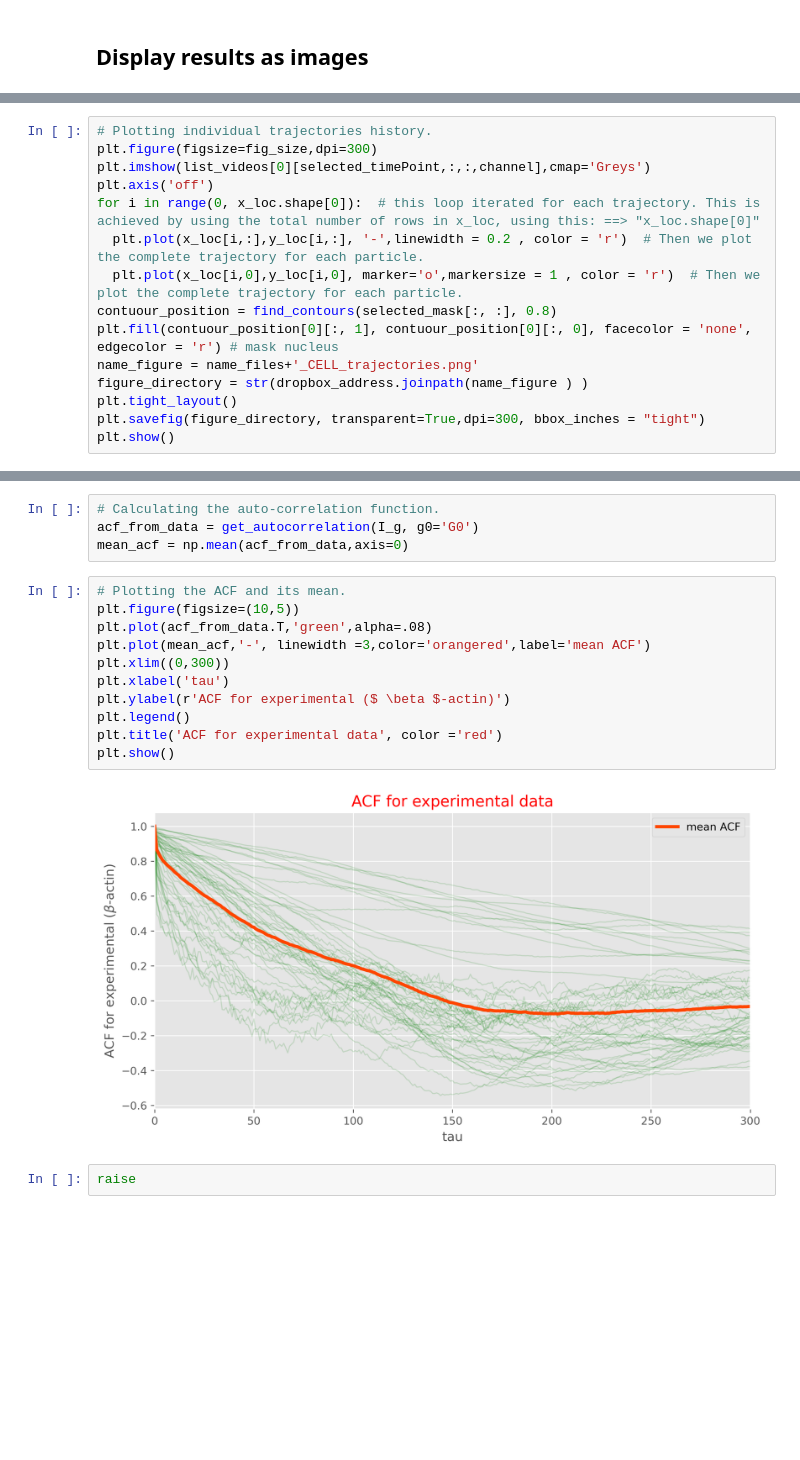
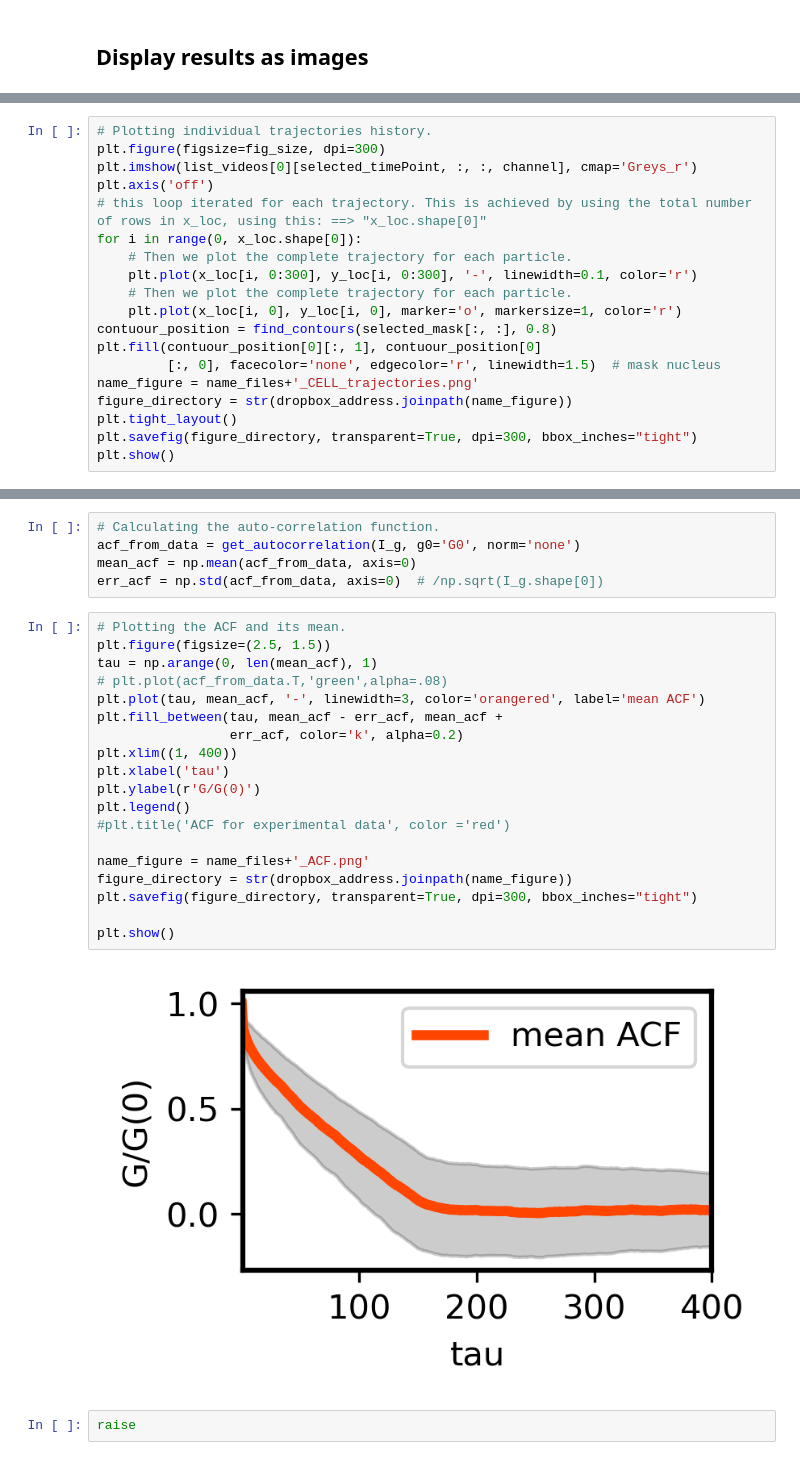
Before and after one commit to MunskyGroup/rsnaped, a Jupyter notebook: notebooks/Paper_Figures/Figure_Pipeline.ipynb, the cells around one changed output, grey strips where cells are left out. Drawn from its saved outputs; the diff is of its cells as text; blank space fills up the shorter version.

```diff
--- a/notebooks/Paper_Figures/Figure_Pipeline.ipynb
+++ b/notebooks/Paper_Figures/Figure_Pipeline.ipynb
@@ -373,16 +421,20 @@ plt.show()
 # %%
 # Plotting individual trajectories history.
-plt.figure(figsize=fig_size,dpi=300)
-plt.imshow(list_videos[0][selected_timePoint,:,:,channel],cmap='Greys')
+plt.figure(figsize=fig_size, dpi=300)
+plt.imshow(list_videos[0][selected_timePoint, :, :, channel], cmap='Greys_r')
 plt.axis('off')
-for i in range(0, x_loc.shape[0]):  # this loop iterated for each trajectory. This is achieved by using the total number of rows in x_loc, using this: ==> "x_loc.shape[0]"
-  plt.plot(x_loc[i,:],y_loc[i,:], '-',linewidth = 0.2 , color = 'r')  # Then we plot the complete trajectory for each particle.
-  plt.plot(x_loc[i,0],y_loc[i,0], marker='o',markersize = 1 , color = 'r')  # Then we plot the complete trajectory for each particle.
+# this loop iterated for each trajectory. This is achieved by using the total number of rows in x_loc, using this: ==> "x_loc.shape[0]"
+for i in range(0, x_loc.shape[0]):
+    # Then we plot the complete trajectory for each particle.
+    plt.plot(x_loc[i, 0:300], y_loc[i, 0:300], '-', linewidth=0.1, color='r')
+    # Then we plot the complete trajectory for each particle.
+    plt.plot(x_loc[i, 0], y_loc[i, 0], marker='o', markersize=1, color='r')
 contuour_position = find_contours(selected_mask[:, :], 0.8)
-plt.fill(contuour_position[0][:, 1], contuour_position[0][:, 0], facecolor = 'none', edgecolor = 'r') # mask nucleus
+plt.fill(contuour_position[0][:, 1], contuour_position[0]
+         [:, 0], facecolor='none', edgecolor='r', linewidth=1.5)  # mask nucleus
 name_figure = name_files+'_CELL_trajectories.png'
-figure_directory = str(dropbox_address.joinpath(name_figure ) )
+figure_directory = str(dropbox_address.joinpath(name_figure))
 plt.tight_layout()
-plt.savefig(figure_directory, transparent=True,dpi=300, bbox_inches = "tight")
+plt.savefig(figure_directory, transparent=True, dpi=300, bbox_inches="tight")
 plt.show()
 # %% [output]
@@ -474,21 +538,30 @@ def get_autocorrelation(data, g0='G0',norm='individual'):
     return acf_vec
 # %%
 # Calculating the auto-correlation function.
-acf_from_data = get_autocorrelation(I_g, g0='G0')
-mean_acf = np.mean(acf_from_data,axis=0)
+acf_from_data = get_autocorrelation(I_g, g0='G0', norm='none')
+mean_acf = np.mean(acf_from_data, axis=0)
+err_acf = np.std(acf_from_data, axis=0)  # /np.sqrt(I_g.shape[0])
 # %%
 # Plotting the ACF and its mean.
-plt.figure(figsize=(10,5))
-plt.plot(acf_from_data.T,'green',alpha=.08)
-plt.plot(mean_acf,'-', linewidth =3,color='orangered',label='mean ACF')
-plt.xlim((0,300))
+plt.figure(figsize=(2.5, 1.5))
+tau = np.arange(0, len(mean_acf), 1)
+# plt.plot(acf_from_data.T,'green',alpha=.08)
+plt.plot(tau, mean_acf, '-', linewidth=3, color='orangered', label='mean ACF')
+plt.fill_between(tau, mean_acf - err_acf, mean_acf +
+                 err_acf, color='k', alpha=0.2)
+plt.xlim((1, 400))
 plt.xlabel('tau')
-plt.ylabel(r'ACF for experimental ($ \beta $-actin)')
+plt.ylabel(r'G/G(0)')
 plt.legend()
-plt.title('ACF for experimental data', color ='red')
+#plt.title('ACF for experimental data', color ='red')
+
+name_figure = name_files+'_ACF.png'
+figure_directory = str(dropbox_address.joinpath(name_figure))
+plt.savefig(figure_directory, transparent=True, dpi=300, bbox_inches="tight")
+
 plt.show()
 # %% [output]
-[figure, old version]
+[figure, new version]
 # %%
 raise
 # %% [output]
```
Also changed, not shown: parts of 39 cells of this notebook.
